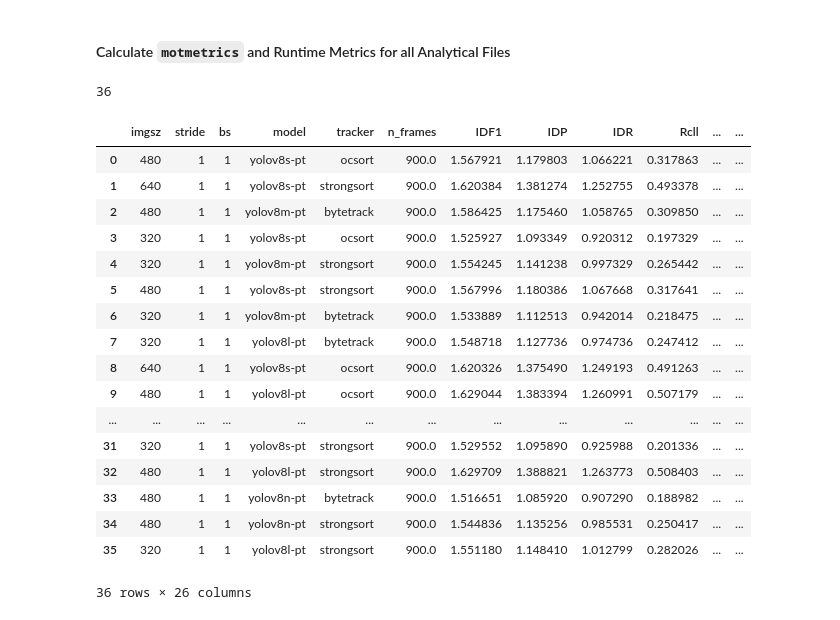
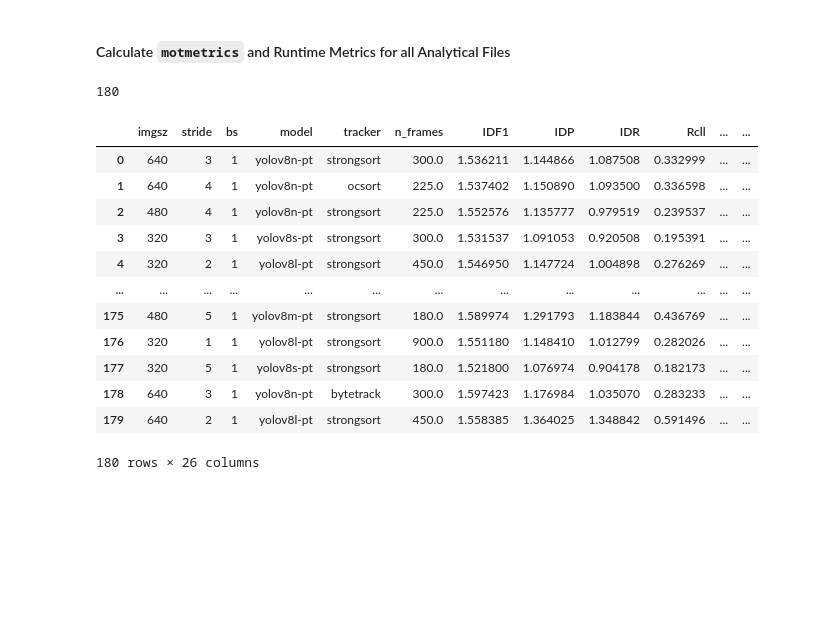
Before and after one commit to MEng-Team-Project/MEng-Team-Project-ML, a Jupyter notebook: notebooks/4. Model Validation.ipynb, the cells around one changed output. Drawn from its saved outputs; the diff is of its cells as text; code cells hidden in the pictures; blank space fills up the shorter version.

Commit message:
Added final eval code for day time burnaby vid GT vs pred, 900 frames hardcoded

```diff
--- a/notebooks/4. Model Validation.ipynb
+++ b/notebooks/4. Model Validation.ipynb
@@ -325,11 +325,11 @@ analytics_dir   = str(Path(os.getcwd()).parents[0] / "out/")
 analytics_files = [str(Path(fi).stem)
                    for fi in os.listdir(analytics_dir)]
 analytics_files = list(set(analytics_files))
-analytics_files = [fi for fi in analytics_files if "stride_1" in fi]
+# analytics_files = [fi for fi in analytics_files if "stride_1" in fi]
 # %%
 len(analytics_files)
 # %% [output]
-36
+180
 # %%
 import sqlite3
 import pandas as pd
@@ -360,18 +360,31 @@ exp_rows = []
 
 for detection in analytics_files:
     parts   = detection.split("_")[1:]
-    imgsz   = parts[1]
-    stride  = parts[3]
+    imgsz   = int(parts[1])
+    stride  = int(parts[3])
     model   = parts[5]
     tracker = parts[7]
 
     # Get `detection_df` for pred
     detection_fname = os.path.join(analytics_dir, detection + ".db")
-    con = sqlite3.connect(detection_fname)
-    detections_df = pd.read_sql_query("SELECT * FROM detection;", con)
+    con             = sqlite3.connect(detection_fname)
+    detections_df   = pd.read_sql_query("SELECT * FROM detection;", con)
+    # detections_df["frame"] *= stride
     con.close()
 
-    pred_mot16 = convert_to_mot16(detections_df)
+    # Adjust frames based on `vid_stride`
+    strided_det_df = detections_df
+    #present_frames = list(set(detections_df["frame"] * stride))
+    #strided_det_df = detections_df[detections_df["frame"].isin(present_frames)]
+    pred_mot16     = convert_to_mot16(strided_det_df)
+
+    # Get `ground_truth_df` for ground truth
+    strided_ground_truth_frames = range(0, 900, stride)
+    cur_ground_truth_df = ground_truth_df.copy()
+    cur_ground_truth_df = \
+        cur_ground_truth_df[cur_ground_truth_df["frame"].isin(strided_ground_truth_frames)]
+    cur_ground_truth_df["frame"] = cur_ground_truth_df["frame"] // stride
+    ground_truth_mot16  = convert_to_mot16(cur_ground_truth_df)
 
     detection_table = motMetricsEnhancedCalculatorText(
         ground_truth_mot16,
@@ -379,48 +392,43 @@ for detection in analytics_files:
 
     detection_vals  = convert_table_to_vals(detection_table)
 
     # Get runtime stats
     runtime_fname = os.path.join(analytics_dir, detection + ".txt")
     with open(runtime_fname) as f:
         runtime_data = f.read()
 
     runtime_data = runtime_data.replace("Speed: ", "")
     runtime_data = runtime_data.split(",")
     runtime_data_parts = [part.strip().split(" ")[0]
-                            for part in runtime_data]
+                          for part in runtime_data]
 
     preprocess_ms = float(runtime_data_parts[0].replace("ms", ""))
     infer_ms      = float(runtime_data_parts[1].replace("ms", ""))
     nms_ms        = float(runtime_data_parts[2].replace("ms", ""))
     tracker_ms    = float(runtime_data_parts[3].replace("ms", ""))
 
     total_frames  = float(detection_vals[0])
     total_ms      = (preprocess_ms + infer_ms + nms_ms + tracker_ms) * total_frames
 
     detection_data = detection_vals
     exp_data       = [imgsz, stride, 1, model, tracker]
     runtime_data   = [preprocess_ms, infer_ms, nms_ms, tracker_ms, total_ms]
     final_data     = exp_data + detection_data + runtime_data
     exp_rows.append(final_data)
 
 exp_df = pd.DataFrame(exp_rows, columns=exp_cols)
 exp_df
 # %% [output]
 |  | imgsz | stride | bs | model | tracker | n_frames | IDF1 | IDP | IDR | Rcll | ... | ... |
-| 0 | 480 | 1 | 1 | yolov8s-pt | ocsort | 900.0 | 1.567921 | 1.179803 | 1.066221 | 0.317863 | ... | ... |
-| 1 | 640 | 1 | 1 | yolov8s-pt | strongsort | 900.0 | 1.620384 | 1.381274 | 1.252755 | 0.493378 | ... | ... |
-| 2 | 480 | 1 | 1 | yolov8m-pt | bytetrack | 900.0 | 1.586425 | 1.175460 | 1.058765 | 0.309850 | ... | ... |
-| 3 | 320 | 1 | 1 | yolov8s-pt | ocsort | 900.0 | 1.525927 | 1.093349 | 0.920312 | 0.197329 | ... | ... |
-| 4 | 320 | 1 | 1 | yolov8m-pt | strongsort | 900.0 | 1.554245 | 1.141238 | 0.997329 | 0.265442 | ... | ... |
-| 5 | 480 | 1 | 1 | yolov8s-pt | strongsort | 900.0 | 1.567996 | 1.180386 | 1.067668 | 0.317641 | ... | ... |
-| 6 | 320 | 1 | 1 | yolov8m-pt | bytetrack | 900.0 | 1.533889 | 1.112513 | 0.942014 | 0.218475 | ... | ... |
-| 7 | 320 | 1 | 1 | yolov8l-pt | bytetrack | 900.0 | 1.548718 | 1.127736 | 0.974736 | 0.247412 | ... | ... |
-| 8 | 640 | 1 | 1 | yolov8s-pt | ocsort | 900.0 | 1.620326 | 1.375490 | 1.249193 | 0.491263 | ... | ... |
-| 9 | 480 | 1 | 1 | yolov8l-pt | ocsort | 900.0 | 1.629044 | 1.383394 | 1.260991 | 0.507179 | ... | ... |
+| 0 | 640 | 3 | 1 | yolov8n-pt | strongsort | 300.0 | 1.536211 | 1.144866 | 1.087508 | 0.332999 | ... | ... |
+| 1 | 640 | 4 | 1 | yolov8n-pt | ocsort | 225.0 | 1.537402 | 1.150890 | 1.093500 | 0.336598 | ... | ... |
+| 2 | 480 | 4 | 1 | yolov8n-pt | strongsort | 225.0 | 1.552576 | 1.135777 | 0.979519 | 0.239537 | ... | ... |
+| 3 | 320 | 3 | 1 | yolov8s-pt | strongsort | 300.0 | 1.531537 | 1.091053 | 0.920508 | 0.195391 | ... | ... |
+| 4 | 320 | 2 | 1 | yolov8l-pt | strongsort | 450.0 | 1.546950 | 1.147724 | 1.004898 | 0.276269 | ... | ... |
 | ... | ... | ... | ... | ... | ... | ... | ... | ... | ... | ... | ... | ... |
-| 31 | 320 | 1 | 1 | yolov8s-pt | strongsort | 900.0 | 1.529552 | 1.095890 | 0.925988 | 0.201336 | ... | ... |
-| 32 | 480 | 1 | 1 | yolov8l-pt | strongsort | 900.0 | 1.629709 | 1.388821 | 1.263773 | 0.508403 | ... | ... |
-| 33 | 480 | 1 | 1 | yolov8n-pt | bytetrack | 900.0 | 1.516651 | 1.085920 | 0.907290 | 0.188982 | ... | ... |
-| 34 | 480 | 1 | 1 | yolov8n-pt | strongsort | 900.0 | 1.544836 | 1.135256 | 0.985531 | 0.250417 | ... | ... |
-| 35 | 320 | 1 | 1 | yolov8l-pt | strongsort | 900.0 | 1.551180 | 1.148410 | 1.012799 | 0.282026 | ... | ... |
+| 175 | 480 | 5 | 1 | yolov8m-pt | strongsort | 180.0 | 1.589974 | 1.291793 | 1.183844 | 0.436769 | ... | ... |
+| 176 | 320 | 1 | 1 | yolov8l-pt | strongsort | 900.0 | 1.551180 | 1.148410 | 1.012799 | 0.282026 | ... | ... |
+| 177 | 320 | 5 | 1 | yolov8s-pt | strongsort | 180.0 | 1.521800 | 1.076974 | 0.904178 | 0.182173 | ... | ... |
+| 178 | 640 | 3 | 1 | yolov8n-pt | bytetrack | 300.0 | 1.597423 | 1.176984 | 1.035070 | 0.283233 | ... | ... |
+| 179 | 640 | 2 | 1 | yolov8l-pt | strongsort | 450.0 | 1.558385 | 1.364025 | 1.348842 | 0.591496 | ... | ... |
-36 rows × 26 columns
+180 rows × 26 columns
```
Also changed, not shown: parts of 1 cell of this notebook, 1 other file.
